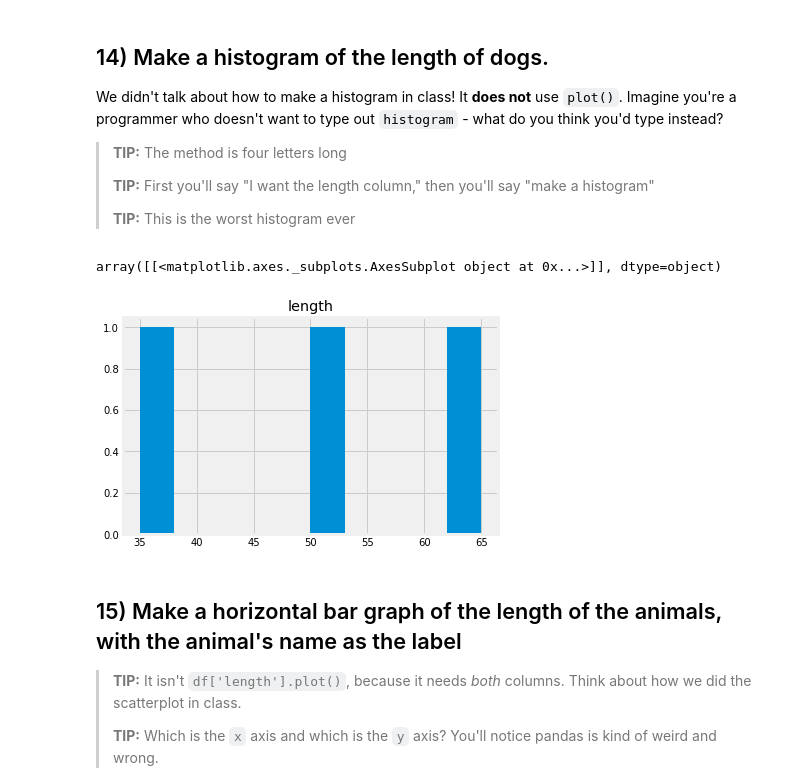
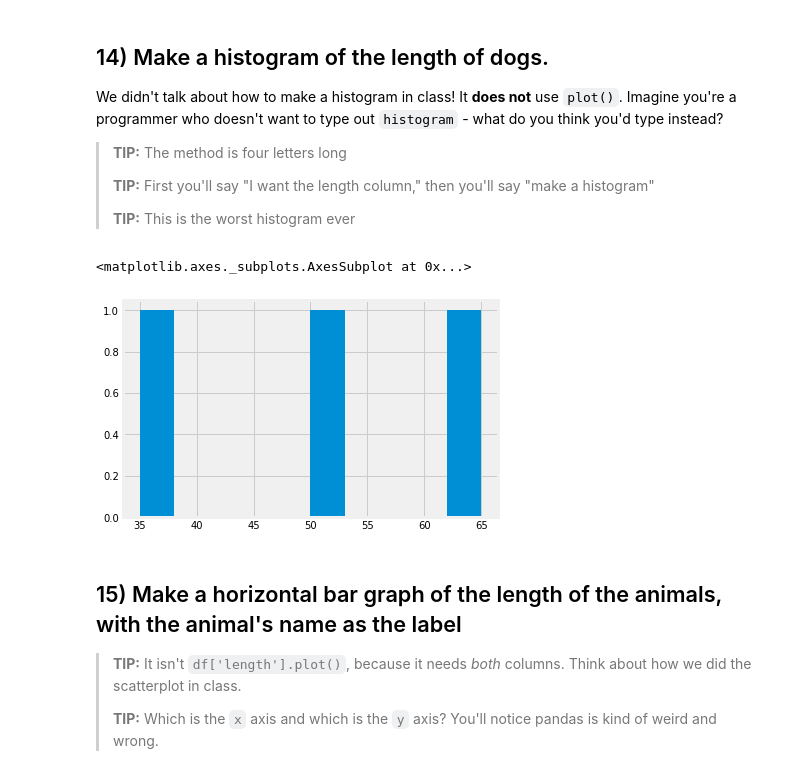
Before and after one commit to mathieulede/foundations, a Jupyter notebook: 05-homework/05-pandas_intro_animals_dataset.ipynb, the cells around one changed output. Drawn from its saved outputs; the diff is of its cells as text; code cells hidden in the pictures.

```diff
--- a/05-homework/05-pandas_intro_animals_dataset.ipynb
+++ b/05-homework/05-pandas_intro_animals_dataset.ipynb
@@ -152,10 +152,10 @@ We didn't talk about how to make a histogram in class! It **does not** use `plot
 >
 > **TIP:** This is the worst histogram ever
 # %%
-dogs.hist('length')
+dogs['length'].hist()
 # %% [output]
-array([[<matplotlib.axes._subplots.AxesSubplot object at 0x...>]], dtype=object)
+<matplotlib.axes._subplots.AxesSubplot at 0x...>
-[figure, old version]
+[figure, new version]
 # %% [markdown]
 ## 15) Make a horizontal bar graph of the length of the animals, with the animal's name as the label
 
```
Also changed, not shown: parts of 5 cells of this notebook, 1 other file.
